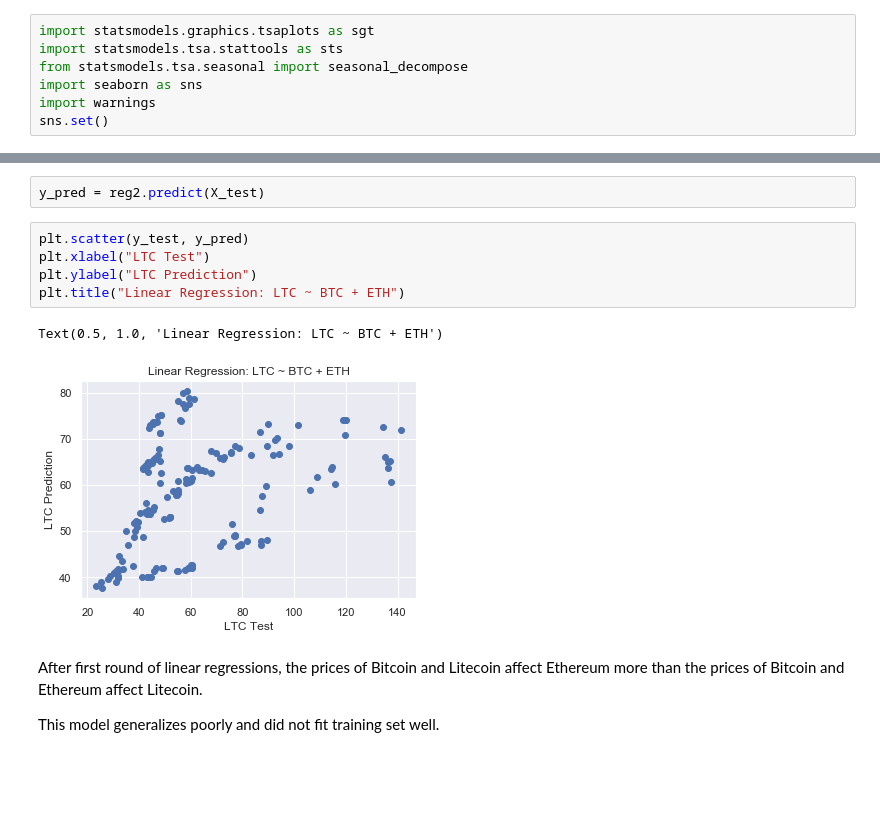
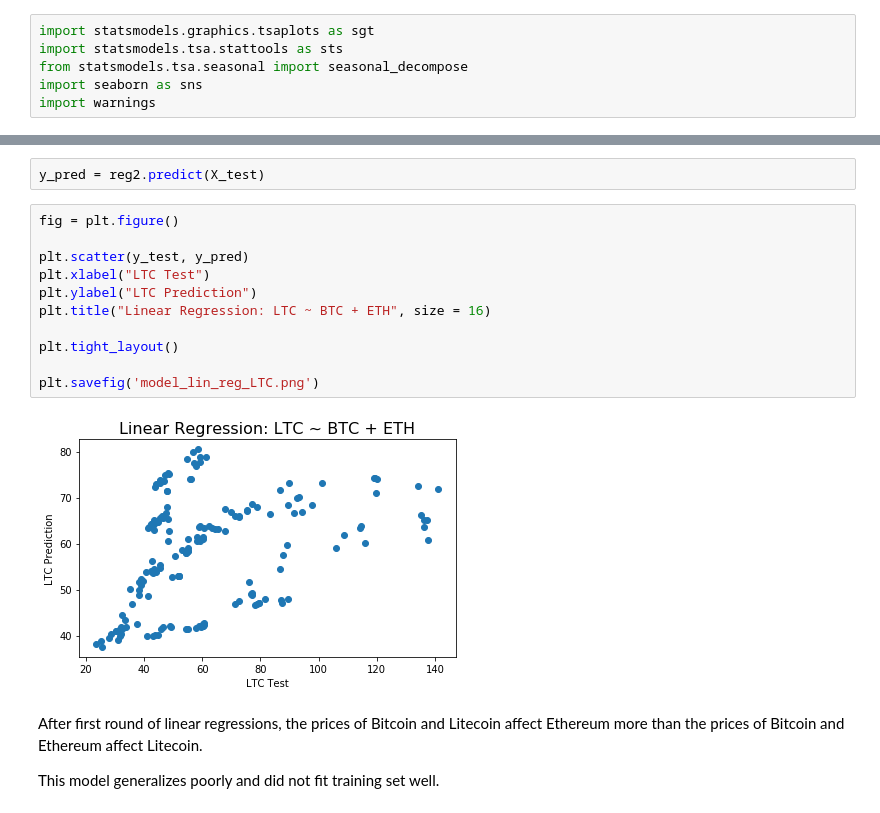
Before and after one commit to hank-butler/Third-Capstone, a Jupyter notebook: Third_Capstone_Modeling.ipynb, the cells around one changed output, grey strips where cells are left out. Saved outputs shown, nothing was run; the diff lists cells and outputs as text; blank space fills up the shorter version.

```diff
--- a/Third_Capstone_Modeling.ipynb
+++ b/Third_Capstone_Modeling.ipynb
@@ -127,7 +127,6 @@ import statsmodels.tsa.stattools as sts
 from statsmodels.tsa.seasonal import seasonal_decompose
 import seaborn as sns
 import warnings
-sns.set()
 # %%
 warnings.filterwarnings('ignore')
 # %% [markdown]
@@ -629,13 +627,18 @@ array([23.03349941])
 # %%
 y_pred = reg2.predict(X_test)
 # %%
+fig = plt.figure()
+
 plt.scatter(y_test, y_pred)
 plt.xlabel("LTC Test")
 plt.ylabel("LTC Prediction")
-plt.title("Linear Regression: LTC ~ BTC + ETH")
+plt.title("Linear Regression: LTC ~ BTC + ETH", size = 16)
+
+plt.tight_layout()
+
+plt.savefig('model_lin_reg_LTC.png')
 # %% [output]
-Text(0.5, 1.0, 'Linear Regression: LTC ~ BTC + ETH')
-[figure, old version]
+[figure, new version]
 # %% [markdown]
 After first round of linear regressions, the prices of Bitcoin and Litecoin affect Ethereum more than the prices of Bitcoin and Ethereum affect Litecoin.
 
```
Also changed, not shown: parts of 63 cells of this notebook.
